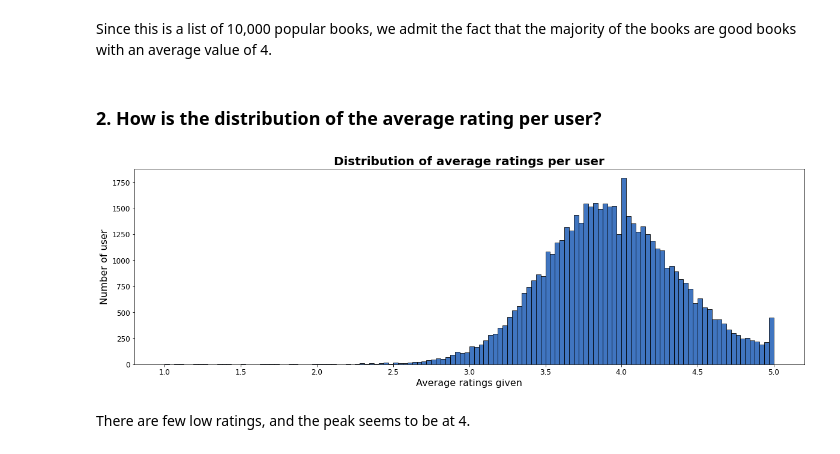
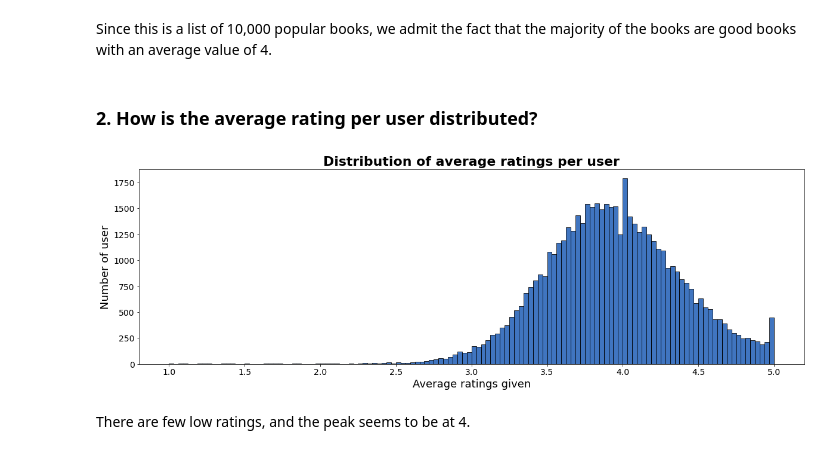
Before and after one commit to ulyazmah/book-recommendation, a Jupyter notebook: Book Recommendation System - Part 1 (EDA).ipynb, the cells around one changed output. Cells and saved outputs as stored; diff of their text form; code cells hidden in the pictures.

```diff
--- a/Book Recommendation System - Part 1 (EDA).ipynb
+++ b/Book Recommendation System - Part 1 (EDA).ipynb
@@ -364,24 +386,24 @@ books.describe()
 # %% [markdown]
 Since this is a list of 10,000 popular books, we admit the fact that the majority of the books are good books with an average value of 4.
 # %% [markdown]
-### 2. How is the distribution of the average rating per user?
+### 2. How is the average rating per user distributed?
 # %%
 #Rating distribution based on rating dataset
 
 # average rating per user
 av_rating_user = r.groupby('user_id')['rating'].mean().reset_index()
 
 #jumlah rating per buku
 plt.figure(figsize=(20,6))
 sns.histplot(data=av_rating_user, x='rating', color='#0047AB')
-plt.title('Distribution of average ratings per user', weight='bold', fontsize=20)
-plt.xlabel('Average ratings given', fontsize=16)
-plt.ylabel('Number of user', fontsize=16)
-plt.xticks(fontsize=12)
-plt.yticks(fontsize=12)
+plt.title('Distribution of average ratings per user', weight='bold', fontsize=22)
+plt.xlabel('Average ratings given', fontsize=18)
+plt.ylabel('Number of user', fontsize=18)
+plt.xticks(fontsize=14)
+plt.yticks(fontsize=14)
 plt.show()
 # %% [output]
-[figure, old version]
+[figure, new version]
 # %% [markdown]
 There are few low ratings, and the peak seems to be at 4.
 # %% [markdown]
```
Also changed, not shown: parts of 27 cells of this notebook, 2 other files.
